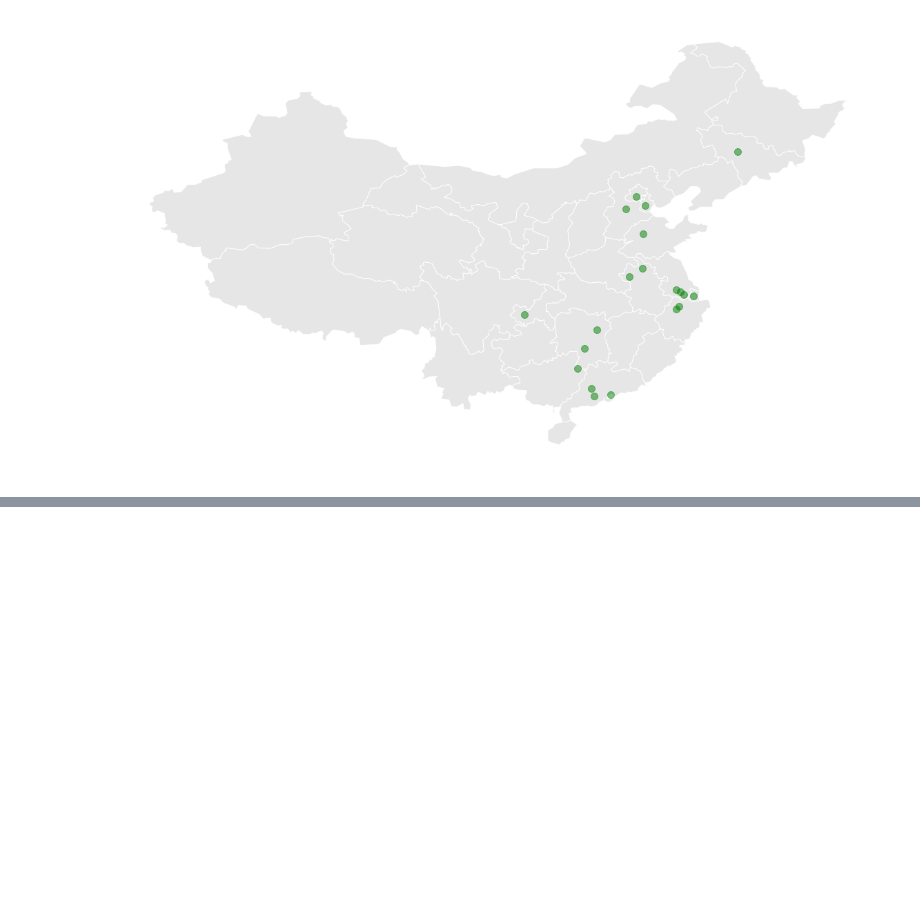
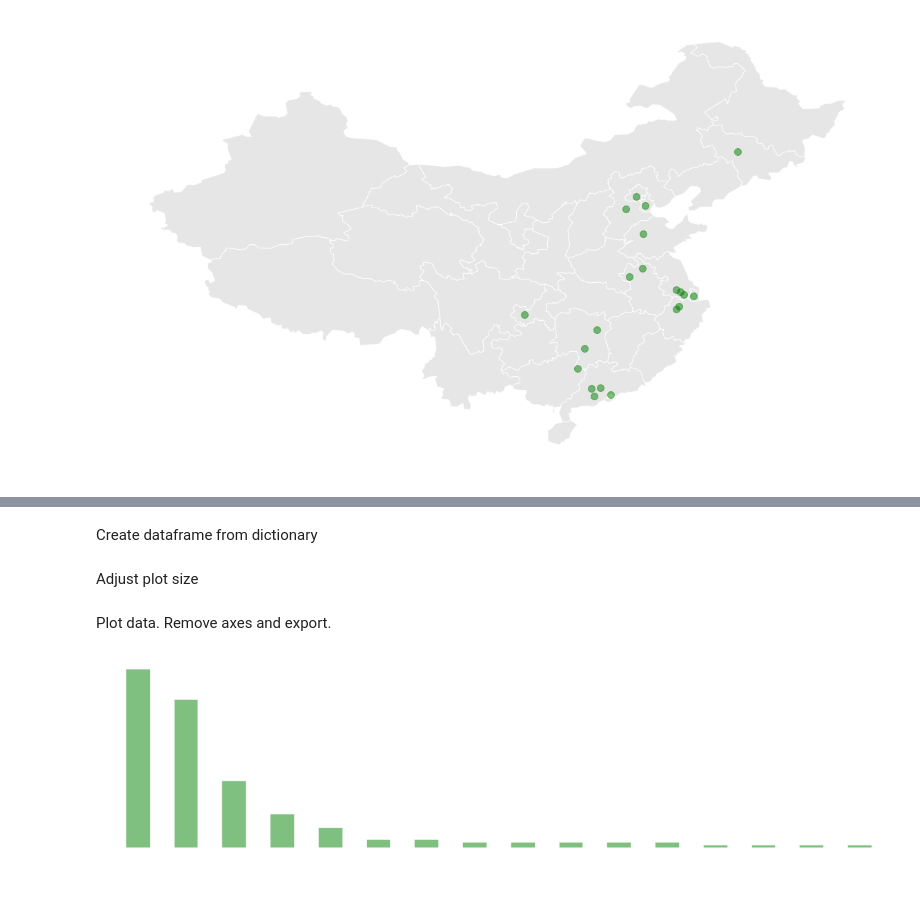
Before and after one commit to simprism/china-population-map, a Jupyter notebook: china-map.ipynb, the cells around one changed output, grey strips where cells are left out. Cells and saved outputs as stored; diff of their text form; code cells hidden in the pictures; blank space fills up the shorter version.

Commit message:
added new data

```diff
--- a/china-map.ipynb
+++ b/china-map.ipynb
@@ -347,0 +360,3 @@ df_new_new.to_csv('data.csv')
+# %%
+numbers = [64, 12, 7, 53, 3, 3, 2, 2, 2, 2, 2, 1, 1, 1, 1, 24 ]
+len(numbers)
@@ -347,0 +367,25 @@ df_new_new.to_csv('data.csv')
+# %%
+city_num = {'city': cities_wanted, 'licenses': numbers}
+# %% [markdown]
+Create dataframe from dictionary
+# %%
+city_data = pd.DataFrame(city_num)
+city_data_sort = city_data.sort_values('licenses', ascending=False).reset_index()
+city_data_sort = city_data_sort.drop('index', axis=1)
+city_data_sort = city_data_sort.set_index('city')
+# %% [markdown]
+Adjust plot size
+# %%
+fig_size = plt.rcParams["figure.figsize"]
+fig_size[0] = 20
+fig_size[1] = 5
+plt.rcParams["figure.figsize"] = fig_size
+# %% [markdown]
+Plot data. Remove axes and export.
+# %%
+city_data_sort.plot(kind='bar', color='green', alpha=0.5, legend=None)
+plt.axis('off')
+plt.savefig('auto_amount.png')
+plt.show()
+# %% [output]
+[figure, added]
```
Also changed, not shown: parts of 13 cells of this notebook.
